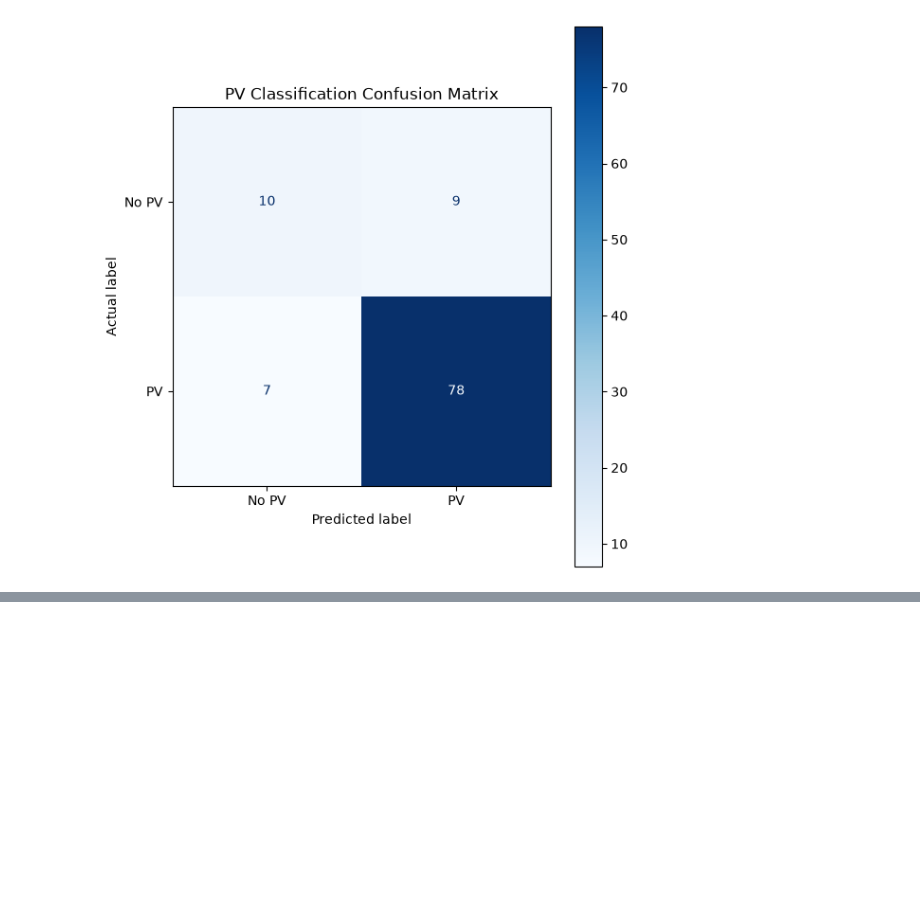
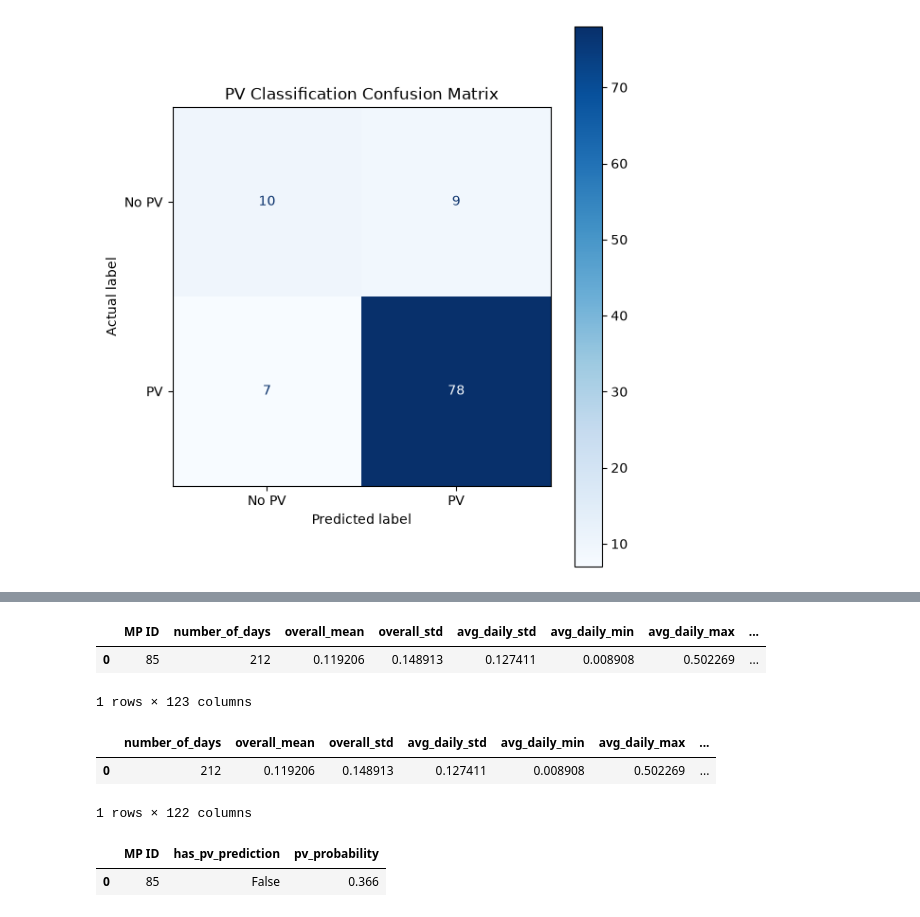
Before and after one commit to francescocafagna2002/OSNOVA, a Jupyter notebook: dataanalysis/cleaning.ipynb, the cells around one changed output, grey strips where cells are left out. Drawn from its saved outputs; the diff is of its cells as text; code cells hidden in the pictures; blank space fills up the shorter version.

Commit message:
add checkout models

```diff
--- a/dataanalysis/cleaning.ipynb
+++ b/dataanalysis/cleaning.ipynb
@@ -1188,0 +1303,5 @@ from pv_prediction.pv_prediction_suite import (
+# %%
+mp_id = mp_coverage.index[0]
+
+print("Chosen MP ID:", mp_id)
+print(mp_coverage.loc[mp_id])
@@ -1188,0 +1315,34 @@ from pv_prediction.pv_prediction_suite import (
+# %%
+
+meter_parts = []
+
+for file in files_2026:
+    try:
+        temp = pd.read_parquet(file)
+
+        temp["MP ID"] = pd.to_numeric(
+            temp["MP ID"],
+            errors="coerce"
+        ).astype("Int64")
+
+        temp = temp[
+            temp["MP ID"] == mp_id
+        ].copy()
+
+        if not temp.empty:
+            meter_parts.append(temp)
+
+            print(
+                f"Found {len(temp)} rows in "
+                f"{file.parent.name}"
+            )
+
+    except Exception as e:
+        print("FAILED:", file)
+        print(e)
+
+
+raw_timeseries = pd.concat(
+    meter_parts,
+    ignore_index=True
+)
@@ -1188,0 +1357,33 @@ from pv_prediction.pv_prediction_suite import (
+# %%
+features = extract_pv_features(
+    raw_timeseries
+)
+
+display(features)
+# %% [output]
+|  | MP ID | number_of_days | overall_mean | overall_std | avg_daily_std | avg_daily_min | avg_daily_max | ... |
+| 0 | 85 | 212 | 0.119206 | 0.148913 | 0.127411 | 0.008908 | 0.502269 | ... |
+1 rows × 123 columns
+# %%
+model_features = (
+    features
+    .drop(columns=["MP ID"])
+    .reindex(columns=X.columns)
+)
+
+display(model_features)
+# %% [output]
+|  | number_of_days | overall_mean | overall_std | avg_daily_std | avg_daily_min | avg_daily_max | ... |
+| 0 | 212 | 0.119206 | 0.148913 | 0.127411 | 0.008908 | 0.502269 | ... |
+1 rows × 122 columns
+# %%
+result = predict_pv(
+    raw_timeseries,
+    model=model,
+    feature_columns=X.columns
+)
+
+display(result)
+# %% [output]
+|  | MP ID | has_pv_prediction | pv_probability |
+| 0 | 85 | False | 0.366 |
```
Also changed, not shown: parts of 6 cells of this notebook, 2 other files.
